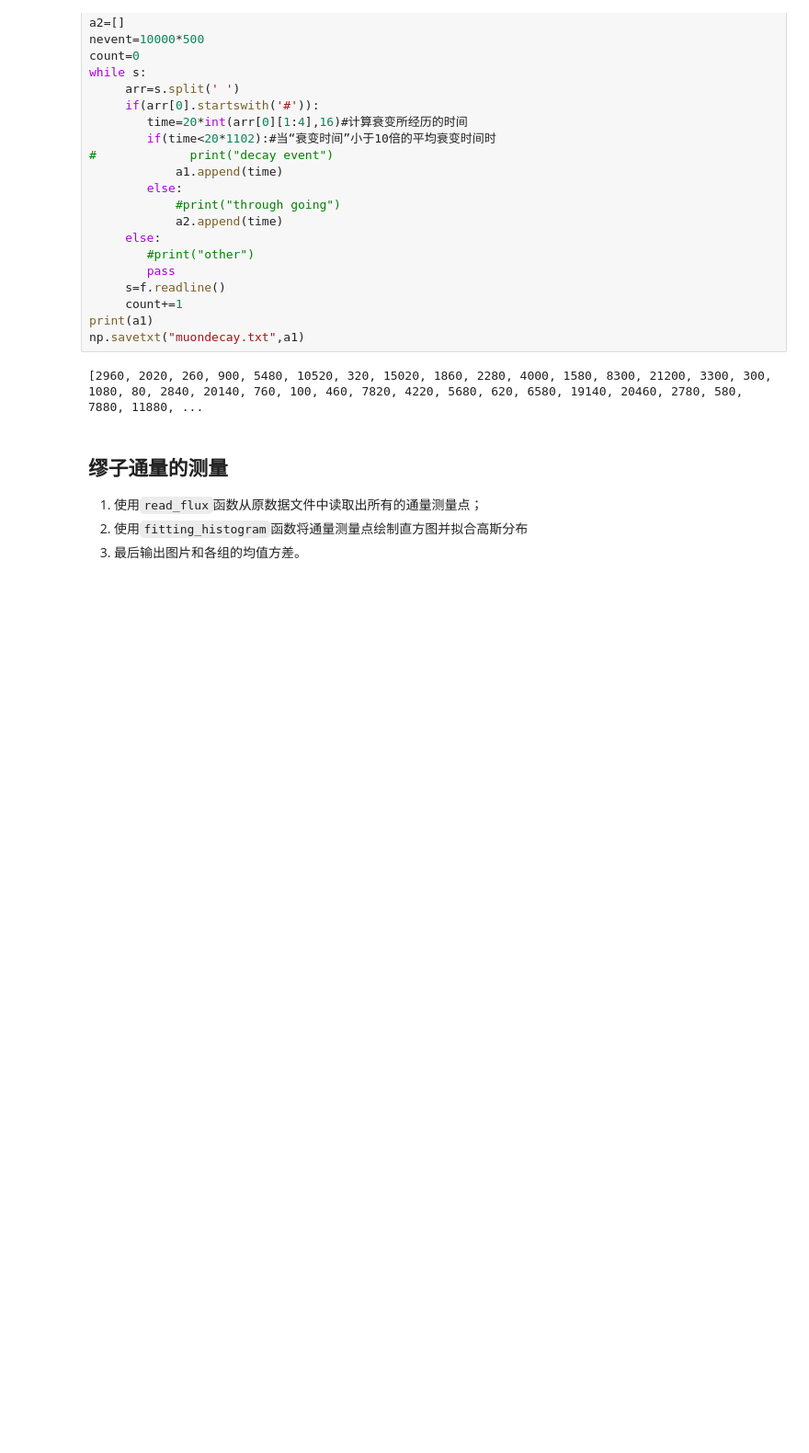
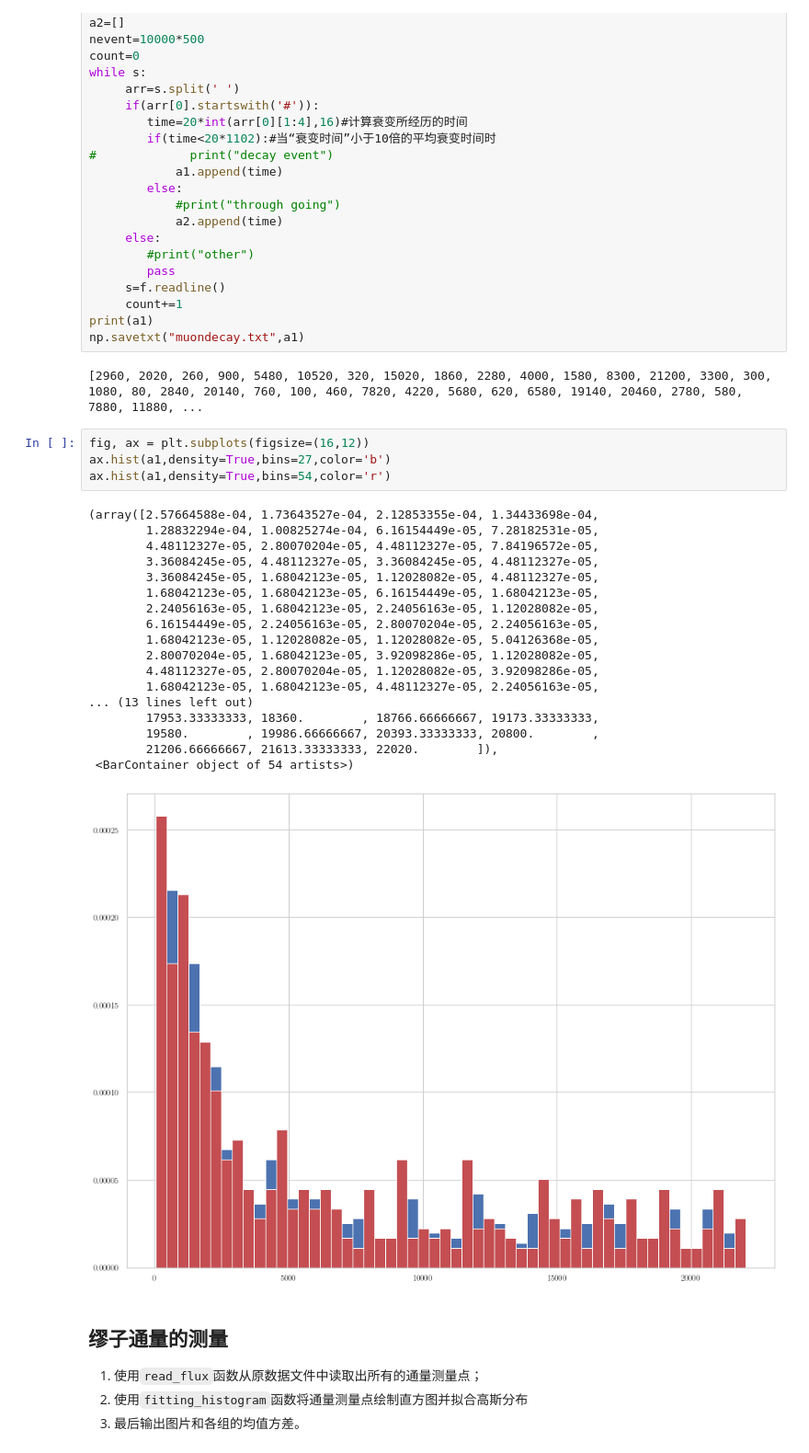
Before and after one commit to wangfh5/Jupyternotebook, a Jupyter notebook: Muon.ipynb, the cells around one changed output. Shown at 92% size. Drawn from its saved outputs; the diff is of its cells as text; blank space fills up the shorter version.

```diff
--- a/Muon.ipynb
+++ b/Muon.ipynb
@@ -39,6 +39,29 @@ print(a1)
 np.savetxt("muondecay.txt",a1)
 # %% [output]
 [2960, 2020, 260, 900, 5480, 10520, 320, 15020, 1860, 2280, 4000, 1580, 8300, 21200, 3300, 300, 1080, 80, 2840, 20140, 760, 100, 460, 7820, 4220, 5680, 620, 6580, 19140, 20460, 2780, 580, 7880, 11880, ...
+# %%
+fig, ax = plt.subplots(figsize=(16,12))
+ax.hist(a1,density=True,bins=27,color='b')
+ax.hist(a1,density=True,bins=54,color='r')
+# %% [output]
+(array([2.57664588e-04, 1.73643527e-04, 2.12853355e-04, 1.34433698e-04,
+        1.28832294e-04, 1.00825274e-04, 6.16154449e-05, 7.28182531e-05,
+        4.48112327e-05, 2.80070204e-05, 4.48112327e-05, 7.84196572e-05,
+        3.36084245e-05, 4.48112327e-05, 3.36084245e-05, 4.48112327e-05,
+        3.36084245e-05, 1.68042123e-05, 1.12028082e-05, 4.48112327e-05,
+        1.68042123e-05, 1.68042123e-05, 6.16154449e-05, 1.68042123e-05,
+        2.24056163e-05, 1.68042123e-05, 2.24056163e-05, 1.12028082e-05,
+        6.16154449e-05, 2.24056163e-05, 2.80070204e-05, 2.24056163e-05,
+        1.68042123e-05, 1.12028082e-05, 1.12028082e-05, 5.04126368e-05,
+        2.80070204e-05, 1.68042123e-05, 3.92098286e-05, 1.12028082e-05,
+        4.48112327e-05, 2.80070204e-05, 1.12028082e-05, 3.92098286e-05,
+        1.68042123e-05, 1.68042123e-05, 4.48112327e-05, 2.24056163e-05,
+... (13 lines left out)
+        17953.33333333, 18360.        , 18766.66666667, 19173.33333333,
+        19580.        , 19986.66666667, 20393.33333333, 20800.        ,
+        21206.66666667, 21613.33333333, 22020.        ]),
+ <BarContainer object of 54 artists>)
+[figure, added]
 # %% [markdown]
 ## 缪子通量的测量
 1. 使用`read_flux`函数从原数据文件中读取出所有的通量测量点；
```
Also changed, not shown: parts of 7 cells of this notebook, 9 other files.
